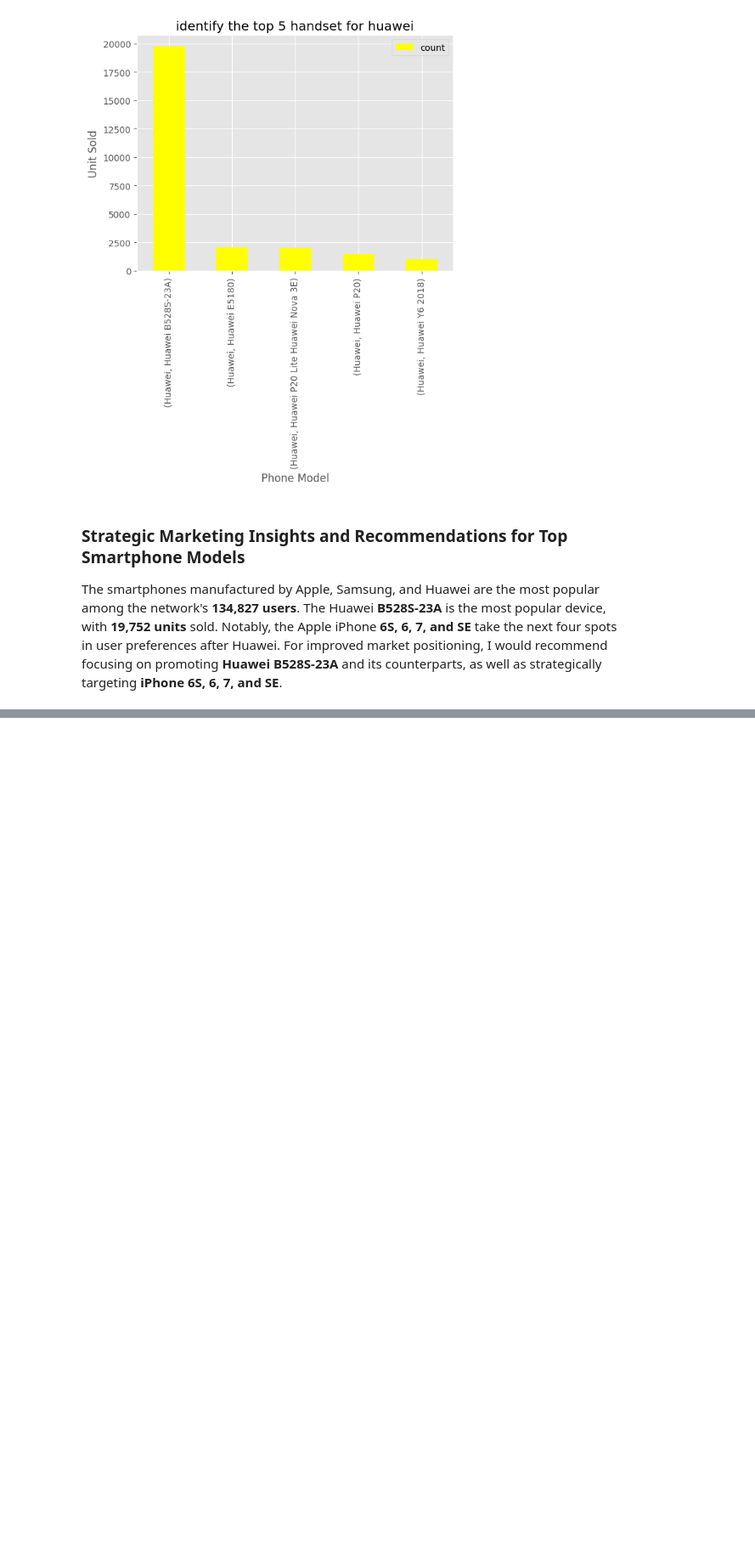
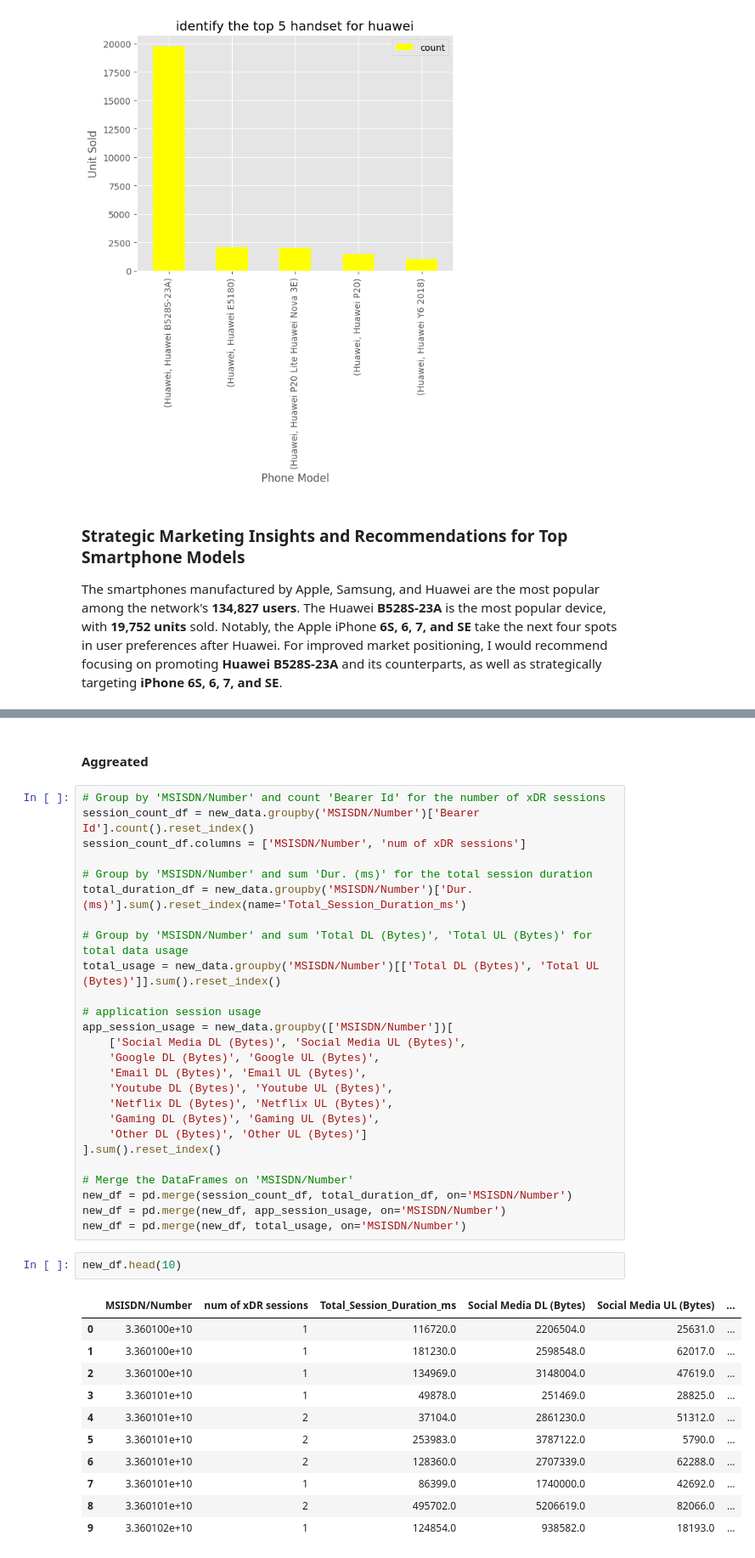
Before and after one commit to Azizadx/user_analytics_in_the_telecommunication, a Jupyter notebook: notebooks/user_overview_analysis/user_behavior_analysis.ipynb, the cells around one changed output, grey strips where cells are left out. Shown at 85% size. Drawn from its saved outputs; the diff is of its cells as text; blank space fills up the shorter version.

```diff
--- a/notebooks/user_overview_analysis/user_behavior_analysis.ipynb
+++ b/notebooks/user_overview_analysis/user_behavior_analysis.ipynb
@@ -241,0 +228,42 @@ new_df.head()
+# %% [markdown]
+#### Aggreated
+# %%
+# Group by 'MSISDN/Number' and count 'Bearer Id' for the number of xDR sessions
+session_count_df = new_data.groupby('MSISDN/Number')['Bearer Id'].count().reset_index()
+session_count_df.columns = ['MSISDN/Number', 'num of xDR sessions']
+
+# Group by 'MSISDN/Number' and sum 'Dur. (ms)' for the total session duration
+total_duration_df = new_data.groupby('MSISDN/Number')['Dur. (ms)'].sum().reset_index(name='Total_Session_Duration_ms')
+
+# Group by 'MSISDN/Number' and sum 'Total DL (Bytes)', 'Total UL (Bytes)' for total data usage
+total_usage = new_data.groupby('MSISDN/Number')[['Total DL (Bytes)', 'Total UL (Bytes)']].sum().reset_index()
+
+# application session usage
+app_session_usage = new_data.groupby(['MSISDN/Number'])[
+    ['Social Media DL (Bytes)', 'Social Media UL (Bytes)',
+    'Google DL (Bytes)', 'Google UL (Bytes)',
+    'Email DL (Bytes)', 'Email UL (Bytes)',
+    'Youtube DL (Bytes)', 'Youtube UL (Bytes)',
+    'Netflix DL (Bytes)', 'Netflix UL (Bytes)',
+    'Gaming DL (Bytes)', 'Gaming UL (Bytes)',
+    'Other DL (Bytes)', 'Other UL (Bytes)']
+].sum().reset_index()
+
+# Merge the DataFrames on 'MSISDN/Number'
+new_df = pd.merge(session_count_df, total_duration_df, on='MSISDN/Number')
+new_df = pd.merge(new_df, app_session_usage, on='MSISDN/Number')
+new_df = pd.merge(new_df, total_usage, on='MSISDN/Number')
+# %%
+new_df.head(10)
+# %% [output]
+|  | MSISDN/Number | num of xDR sessions | Total_Session_Duration_ms | Social Media DL (Bytes) | Social Media UL (Bytes) | ... |
+| 0 | 3.360100e+10 | 1 | 116720.0 | 2206504.0 | 25631.0 | ... |
+| 1 | 3.360100e+10 | 1 | 181230.0 | 2598548.0 | 62017.0 | ... |
+| 2 | 3.360100e+10 | 1 | 134969.0 | 3148004.0 | 47619.0 | ... |
+| 3 | 3.360101e+10 | 1 | 49878.0 | 251469.0 | 28825.0 | ... |
+| 4 | 3.360101e+10 | 2 | 37104.0 | 2861230.0 | 51312.0 | ... |
+| 5 | 3.360101e+10 | 2 | 253983.0 | 3787122.0 | 5790.0 | ... |
+| 6 | 3.360101e+10 | 2 | 128360.0 | 2707339.0 | 62288.0 | ... |
+| 7 | 3.360101e+10 | 1 | 86399.0 | 1740000.0 | 42692.0 | ... |
+| 8 | 3.360101e+10 | 2 | 495702.0 | 5206619.0 | 82066.0 | ... |
+| 9 | 3.360102e+10 | 1 | 124854.0 | 938582.0 | 18193.0 | ... |
```
Also changed, not shown: parts of 10 cells of this notebook.
